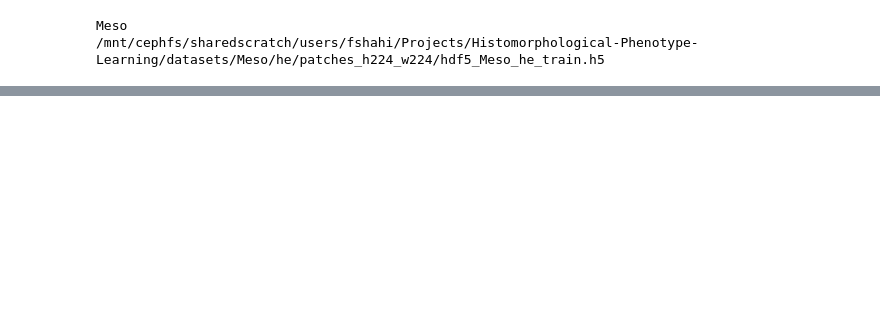
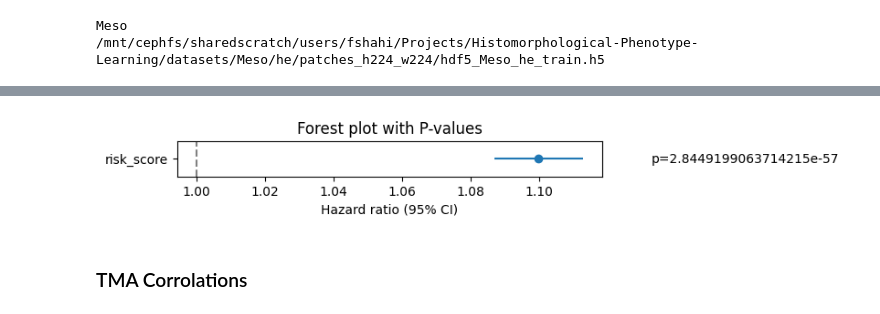
Before and after one commit to FarzanehSeyedshahi/Histomorphological-Phenotype-Learning, a Jupyter notebook: workflow/revision.ipynb, the cells around one changed output, grey strips where cells are left out. Drawn from its saved outputs; the diff is of its cells as text; code cells hidden in the pictures; blank space fills up the shorter version.

```diff
--- a/workflow/revision.ipynb
+++ b/workflow/revision.ipynb
@@ -1099,0 +1969,28 @@ for wsi_ in [wsi, wsi_c]:
+# %%
+import numpy as np
+import matplotlib.pyplot as plt
+
+# Extract summary
+summary = cph.summary.reset_index()
+hr = summary['exp(coef)']
+ci_lower = summary['exp(coef) lower 95%']
+ci_upper = summary['exp(coef) upper 95%']
+p_vals = summary['p']
+
+# Plot
+fig, ax = plt.subplots(figsize=(6, len(hr)*0.5))
+y = np.arange(len(hr))
+ax.errorbar(hr, y, xerr=[hr-ci_lower, ci_upper-hr], fmt='o')
+for i, (p, name) in enumerate(zip(p_vals, summary['covariate'])):
+    ax.text(ci_upper[i] + 0.02, i, f"p={p}", va='center')
+ax.set_yticks(y)
+ax.set_yticklabels(summary['covariate'])
+ax.axvline(1, color='grey', linestyle='--')
+ax.set_xlabel("Hazard ratio (95% CI)")
+ax.set_title("Forest plot with P-values")
+plt.tight_layout()
+plt.show()
+# %% [output]
+[figure, added]
+# %% [markdown]
+### TMA Corrolations
```
Also changed, not shown: parts of 39 cells of this notebook, 5 other files.
